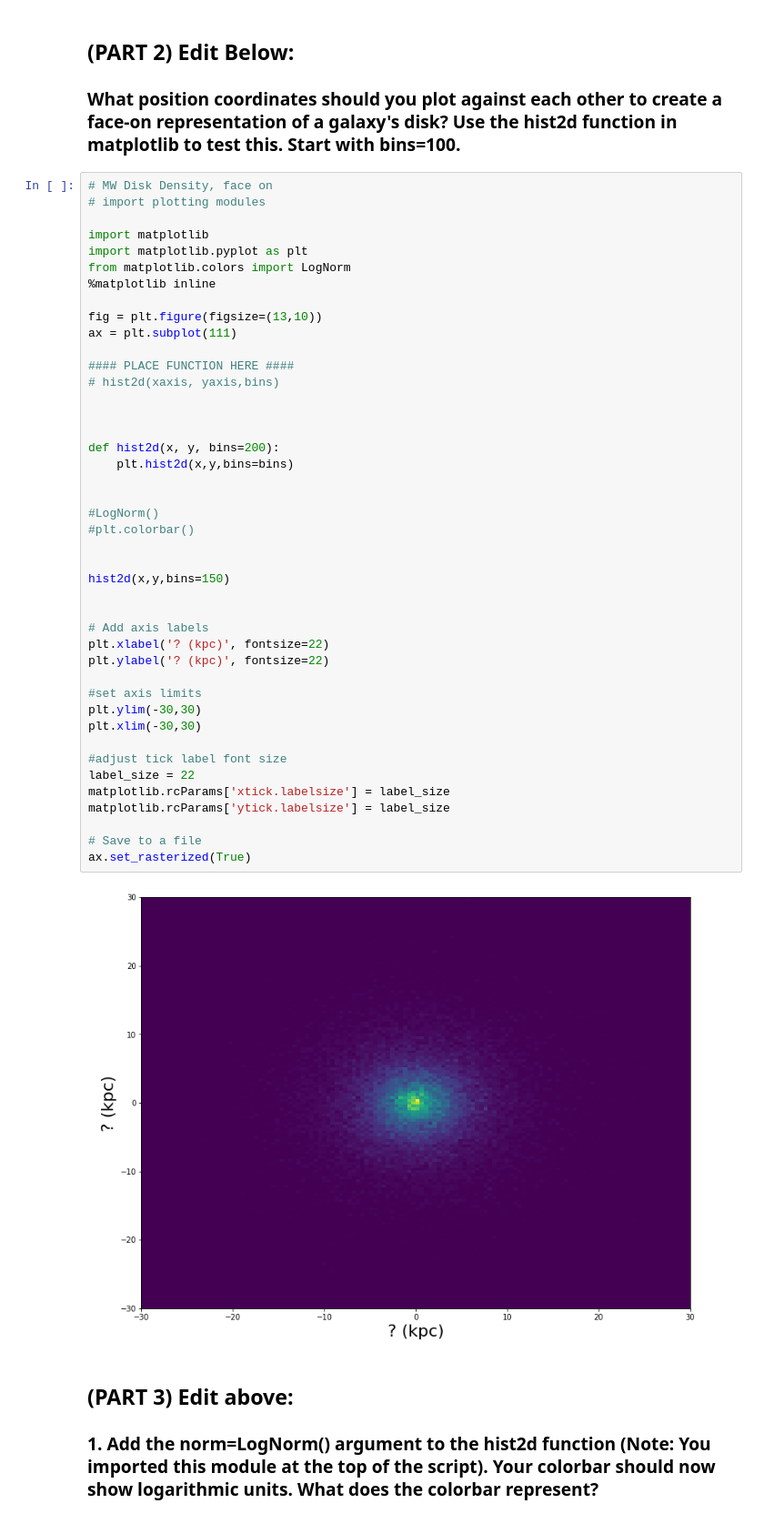
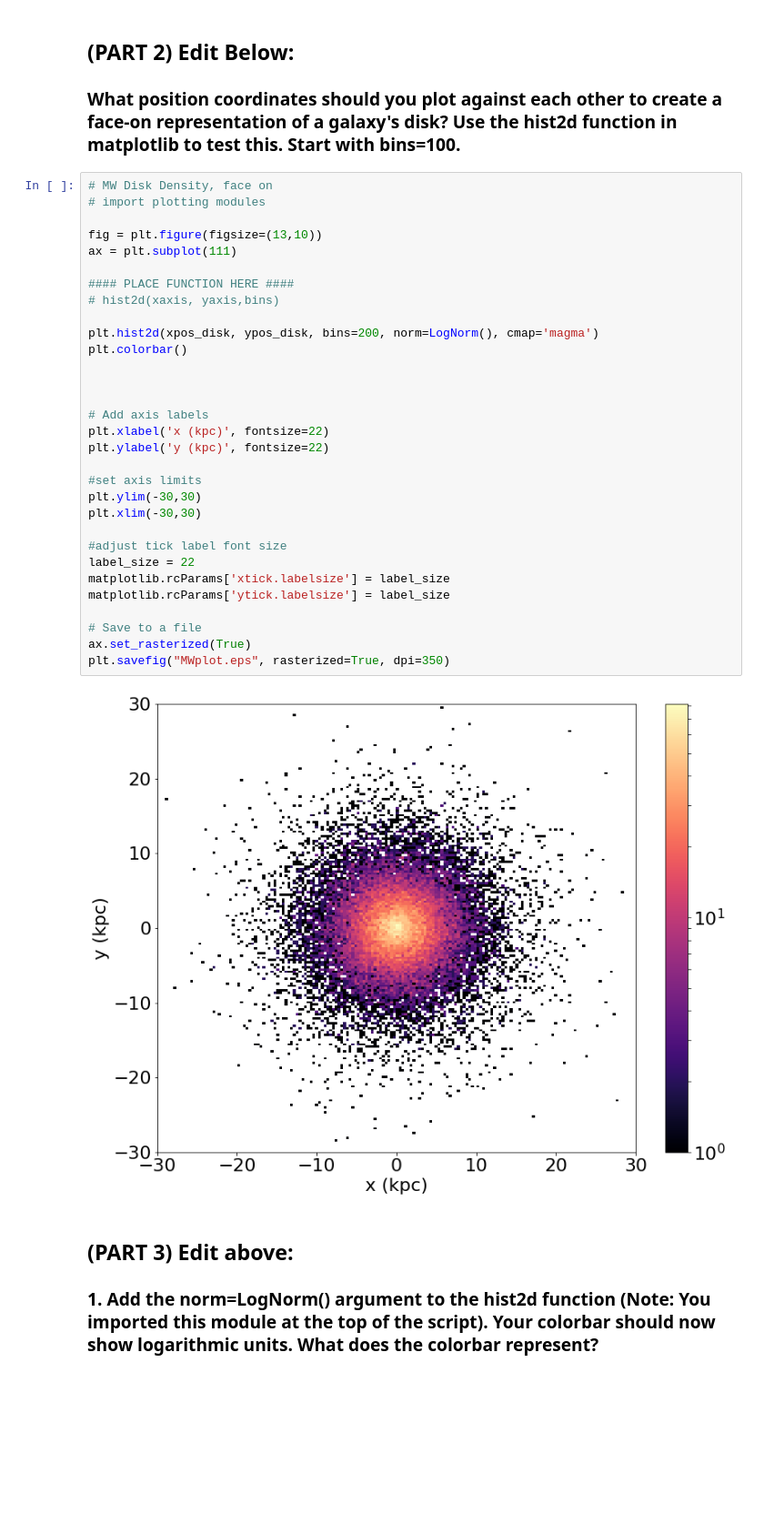
Before and after one commit to Ximena89/and_yet_it_moves, a Jupyter notebook: codigo/Plotting_Template.ipynb, the cells around one changed output. Shown: that part at 91% size. Cells and saved outputs as stored; diff of their text form; blank space fills up the shorter version.

Commit message:
position plots

```diff
--- a/codigo/Plotting_Template.ipynb
+++ b/codigo/Plotting_Template.ipynb
@@ -43,48 +60,36 @@ Returning DISK  Positions
 # %%
 # MW Disk Density, face on
 # import plotting modules
-
-import matplotlib
-import matplotlib.pyplot as plt
-from matplotlib.colors import LogNorm
-%matplotlib inline
 
 fig = plt.figure(figsize=(13,10))
 ax = plt.subplot(111)
 
 #### PLACE FUNCTION HERE ####
 # hist2d(xaxis, yaxis,bins)
 
+plt.hist2d(xpos_disk, ypos_disk, bins=200, norm=LogNorm(), cmap='magma')
+plt.colorbar()
 
-
-def hist2d(x, y, bins=200):
-    plt.hist2d(x,y,bins=bins)
-
-
-#LogNorm()
-#plt.colorbar()
-
-
-hist2d(x,y,bins=150)
 
 
 # Add axis labels
-plt.xlabel('? (kpc)', fontsize=22)
-plt.ylabel('? (kpc)', fontsize=22)
+plt.xlabel('x (kpc)', fontsize=22)
+plt.ylabel('y (kpc)', fontsize=22)
 
 #set axis limits
 plt.ylim(-30,30)
 plt.xlim(-30,30)
 
 #adjust tick label font size
 label_size = 22
 matplotlib.rcParams['xtick.labelsize'] = label_size
 matplotlib.rcParams['ytick.labelsize'] = label_size
 
 # Save to a file
 ax.set_rasterized(True)
+plt.savefig("MWplot.eps", rasterized=True, dpi=350)
 # %% [output]
-[figure, old version]
+[figure, new version]
 # %% [markdown]
 ## (PART 3) Edit above:
 
```
Also changed, not shown: parts of 5 cells of this notebook.
